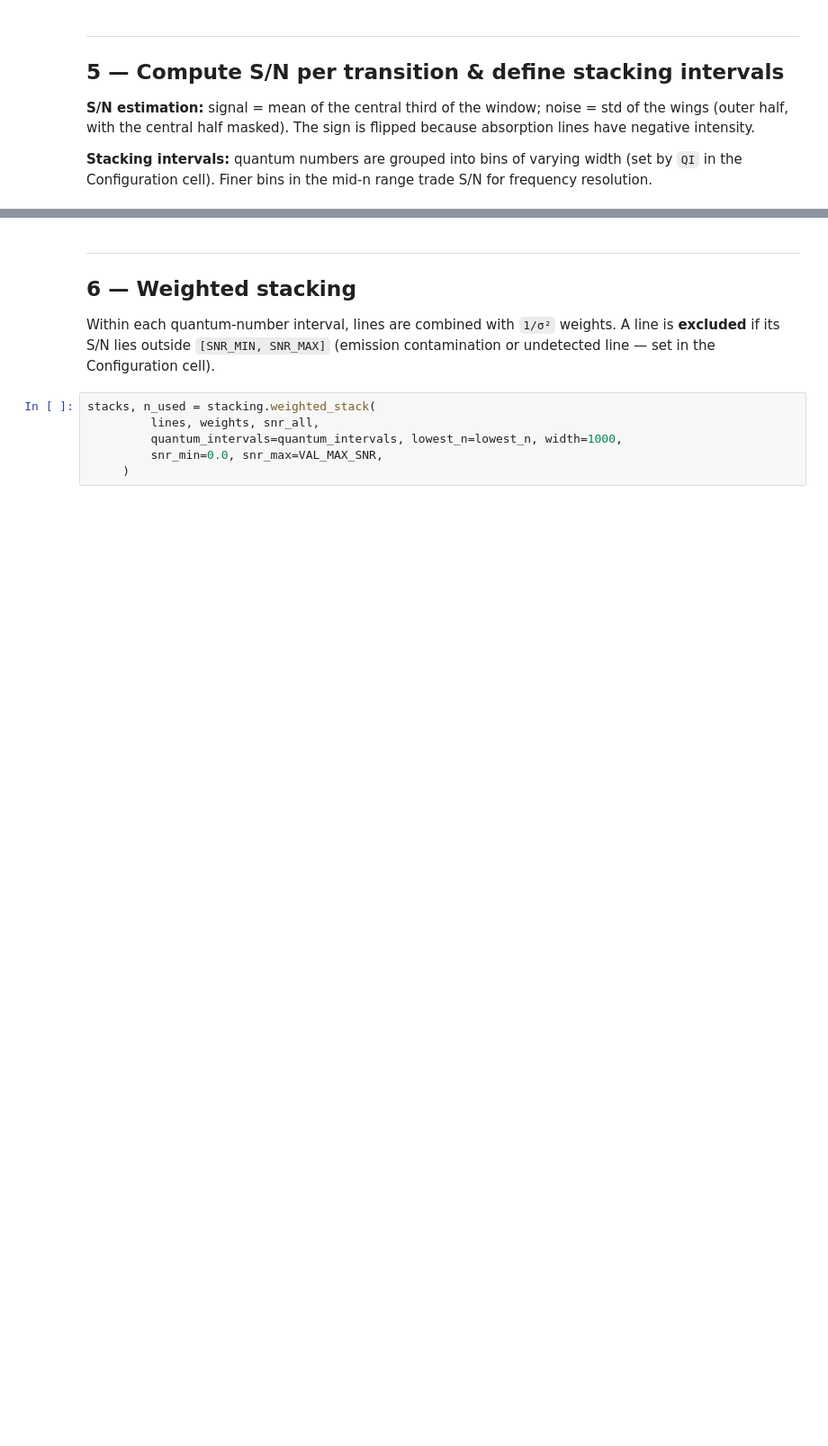
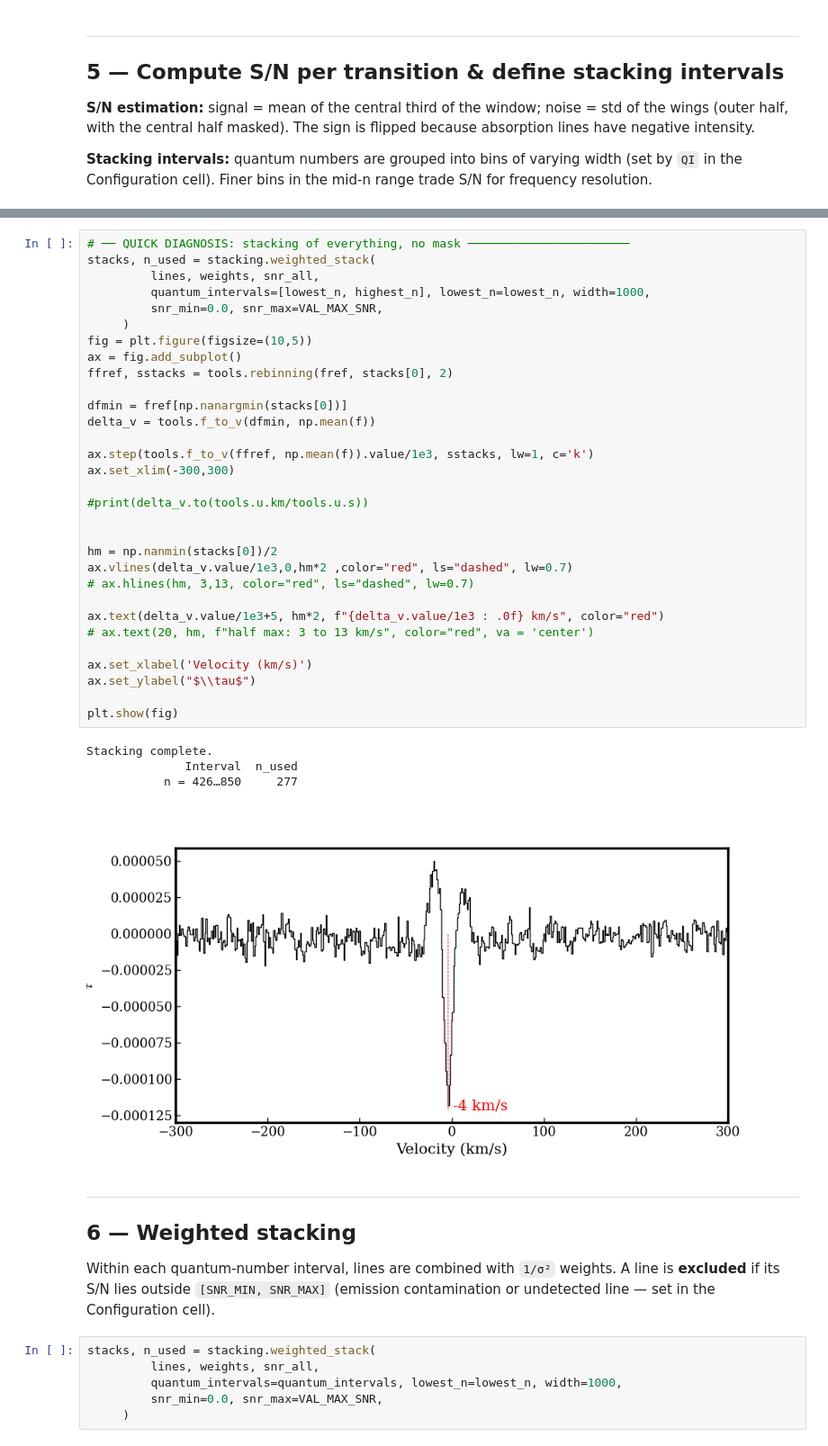
Before and after one commit to LucieCros/rrl-ism-analysis, a Jupyter notebook: notebooks/3_Stacking.ipynb, the cells around one changed output, grey strips where cells are left out. Shown at 90% size. Drawn from its saved outputs; the diff is of its cells as text; blank space fills up the shorter version.

```diff
--- a/notebooks/3_Stacking.ipynb
+++ b/notebooks/3_Stacking.ipynb
@@ -273,3 +275,39 @@ Number of stacks   : 23
+# %%
+# ── QUICK DIAGNOSIS: stacking of everything, no mask ───────────────────────
+stacks, n_used = stacking.weighted_stack(
+         lines, weights, snr_all,
+         quantum_intervals=[lowest_n, highest_n], lowest_n=lowest_n, width=1000,
+         snr_min=0.0, snr_max=VAL_MAX_SNR,
+     )
+fig = plt.figure(figsize=(10,5))
+ax = fig.add_subplot()
+ffref, sstacks = tools.rebinning(fref, stacks[0], 2)
+
+dfmin = fref[np.nanargmin(stacks[0])]
+delta_v = tools.f_to_v(dfmin, np.mean(f))
+
+ax.step(tools.f_to_v(ffref, np.mean(f)).value/1e3, sstacks, lw=1, c='k')
+ax.set_xlim(-300,300)
+
+#print(delta_v.to(tools.u.km/tools.u.s))
+
+
+hm = np.nanmin(stacks[0])/2
+ax.vlines(delta_v.value/1e3,0,hm*2 ,color="red", ls="dashed", lw=0.7)
+# ax.hlines(hm, 3,13, color="red", ls="dashed", lw=0.7)
+
+ax.text(delta_v.value/1e3+5, hm*2, f"{delta_v.value/1e3 : .0f} km/s", color="red")
+# ax.text(20, hm, f"half max: 3 to 13 km/s", color="red", va = 'center')
+
+ax.set_xlabel('Velocity (km/s)')
+ax.set_ylabel("$\\tau$")
+
+plt.show(fig)
+# %% [output]
+Stacking complete.
+              Interval  n_used
+           n = 426…850     277
+[figure, added]
 # %% [markdown]
 ---
 ## 6 — Weighted stacking
```
Also changed, not shown: parts of 10 cells of this notebook, 5 other files.
